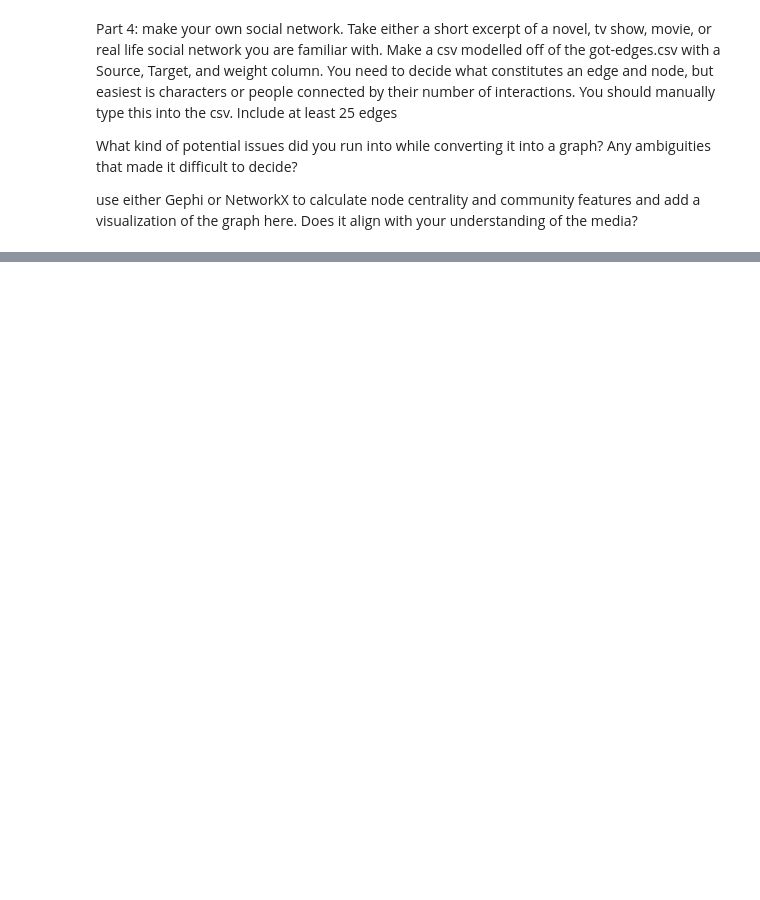
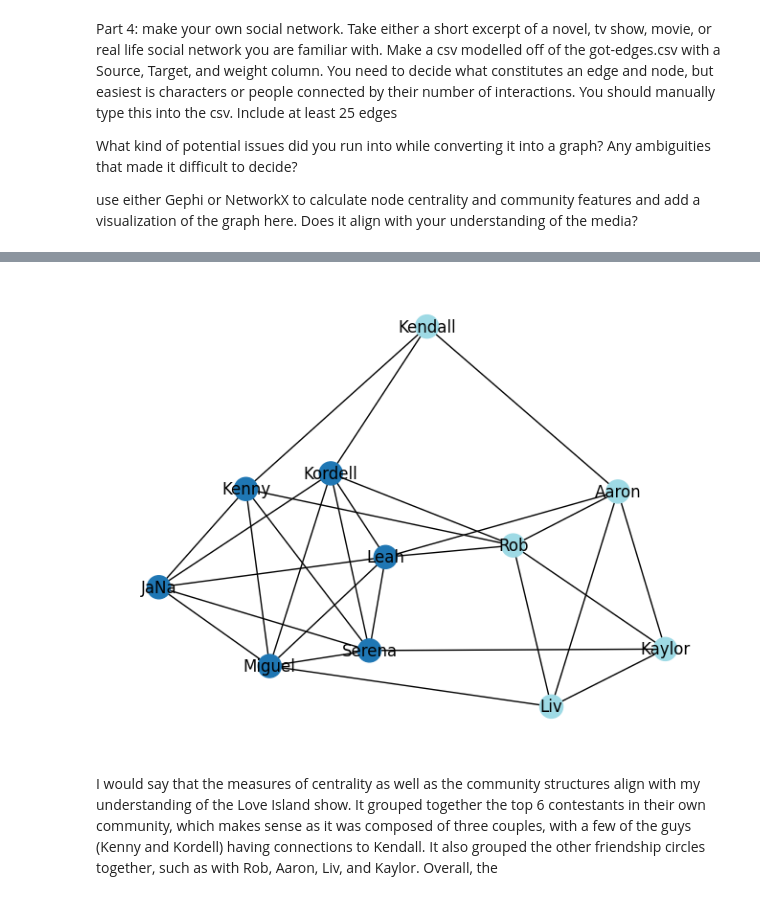
Before and after one commit to saysay2/project4-graphs-llms, a Jupyter notebook: project4.ipynb, the cells around one changed output, grey strips where cells are left out. Drawn from its saved outputs; the diff is of its cells as text; code cells hidden in the pictures; blank space fills up the shorter version.

```diff
--- a/project4.ipynb
+++ b/project4.ipynb
@@ -185,0 +434,8 @@ use either Gephi or NetworkX to calculate node centrality and community features
+# %%
+# Calculate node centrality and add to dataframe
+
+df = pd.DataFrame(list(nx.degree_centrality(G).items()), columns=['node', 'degree'])
+df['betweenness'] = list(nx.betweenness_centrality(G).values())
+df['closeness'] = list(nx.closeness_centrality(G).values())
+df['eigenvector'] = list(nx.eigenvector_centrality(G).values())
+df
@@ -185,0 +455,19 @@ use either Gephi or NetworkX to calculate node centrality and community features
+# %%
+# Calculate community structure and visualize
+
+import networkx.algorithms.community as nxcom
+communities = sorted(nxcom.greedy_modularity_communities(G), key=len, reverse=True)
+
+for i, community in enumerate(communities):
+    for node in community:
+        df.loc[df.node == node, "community"] = i
+
+colors = df.community / df.community.max()
+
+nx.draw(G, with_labels=True, node_color=colors, cmap=plt.cm.tab20)
+
+plt.show()
+# %% [output]
+[figure, added]
+# %% [markdown]
+I would say that the measures of centrality as well as the community structures align with my understanding of the Love Island show. It grouped together the top 6 contestants in their own community, which makes sense as it was composed of three couples, with a few of the guys (Kenny and Kordell) having connections to Kendall. It also grouped the other friendship circles together, such as with Rob, Aaron, Liv, and Kaylor. Overall, the
```
Also changed, not shown: parts of 35 cells of this notebook, 12 other files.
